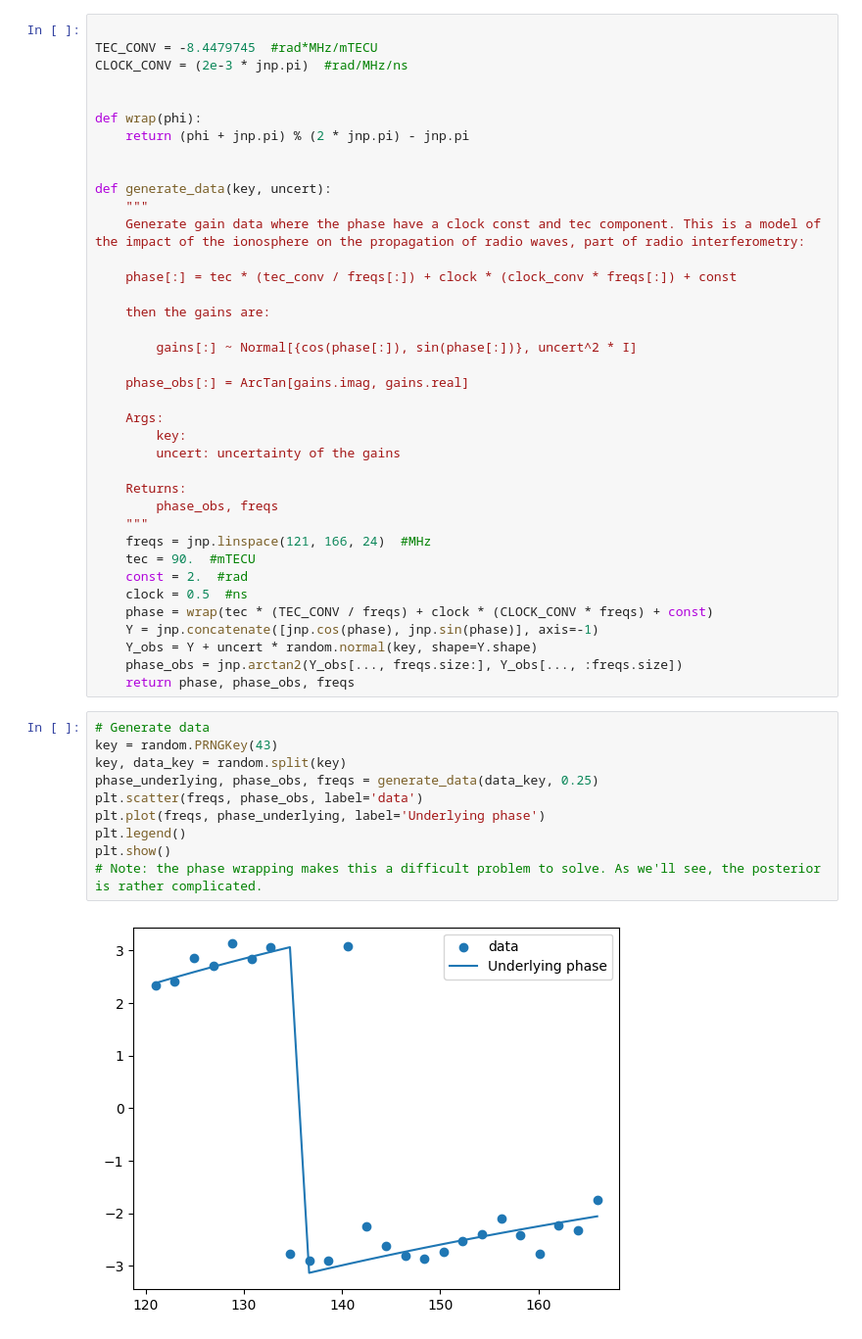
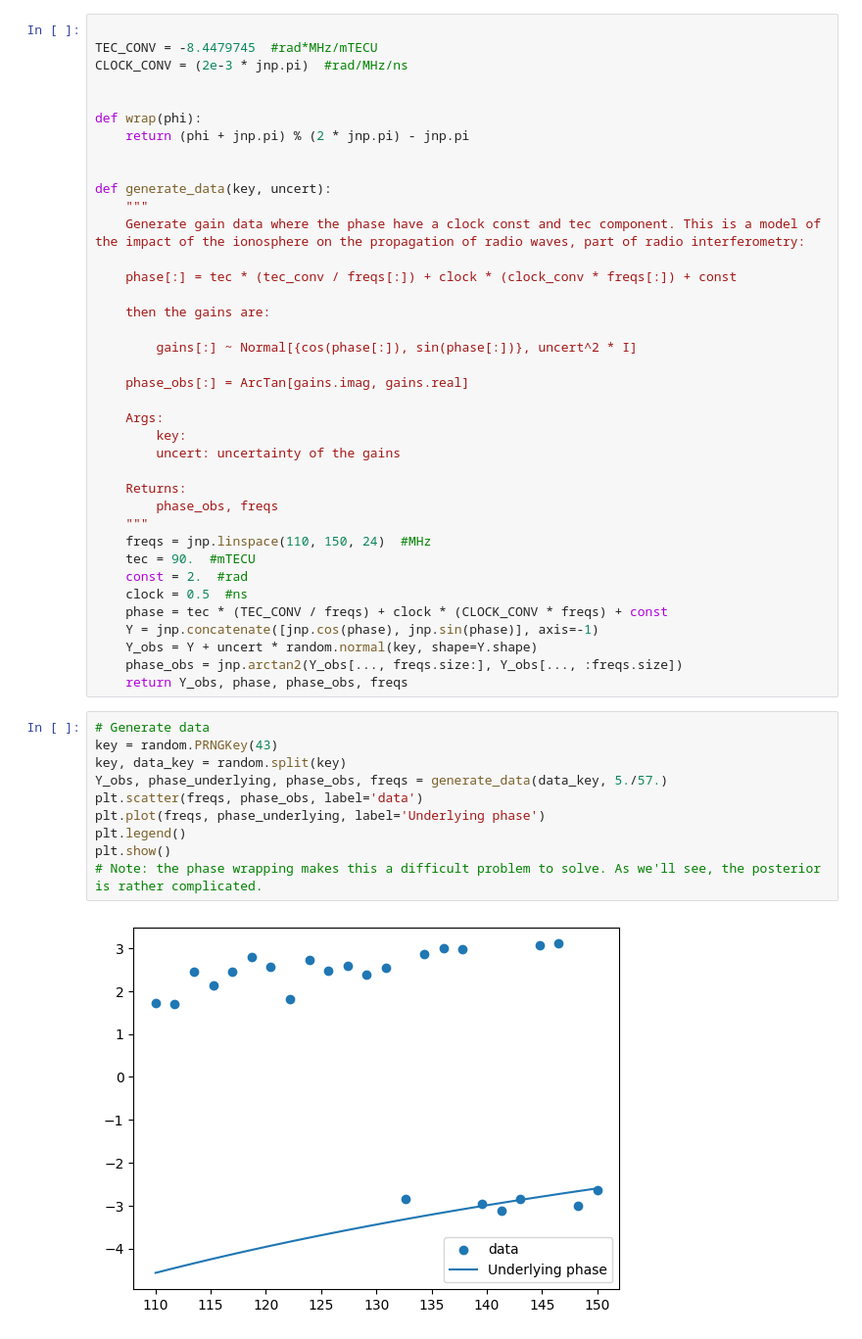
Before and after one commit to Joshuaalbert/jaxns, a Jupyter notebook: docs/examples/Jones_scalar_modelling.ipynb, the cells around one changed output. Shown at 98% size. Cells and saved outputs as stored; diff of their text form.

```diff
--- a/docs/examples/Jones_scalar_modelling.ipynb
+++ b/docs/examples/Jones_scalar_modelling.ipynb
@@ -68,27 +63,27 @@ def generate_data(key, uncert):
     Returns:
         phase_obs, freqs
     """
-    freqs = jnp.linspace(121, 166, 24)  #MHz
+    freqs = jnp.linspace(110, 150, 24)  #MHz
     tec = 90.  #mTECU
     const = 2.  #rad
     clock = 0.5  #ns
-    phase = wrap(tec * (TEC_CONV / freqs) + clock * (CLOCK_CONV * freqs) + const)
+    phase = tec * (TEC_CONV / freqs) + clock * (CLOCK_CONV * freqs) + const
     Y = jnp.concatenate([jnp.cos(phase), jnp.sin(phase)], axis=-1)
     Y_obs = Y + uncert * random.normal(key, shape=Y.shape)
     phase_obs = jnp.arctan2(Y_obs[..., freqs.size:], Y_obs[..., :freqs.size])
-    return phase, phase_obs, freqs
+    return Y_obs, phase, phase_obs, freqs
 # %%
 # Generate data
 key = random.PRNGKey(43)
 key, data_key = random.split(key)
-phase_underlying, phase_obs, freqs = generate_data(data_key, 0.25)
+Y_obs, phase_underlying, phase_obs, freqs = generate_data(data_key, 5./57.)
 plt.scatter(freqs, phase_obs, label='data')
 plt.plot(freqs, phase_underlying, label='Underlying phase')
 plt.legend()
 plt.show()
 # Note: the phase wrapping makes this a difficult problem to solve. As we'll see, the posterior is rather complicated.
 # %% [output]
-[figure, old version]
+[figure, new version]
 # %%
 
 from jaxns import Prior, Model
```
Also changed, not shown: parts of 6 cells of this notebook.
